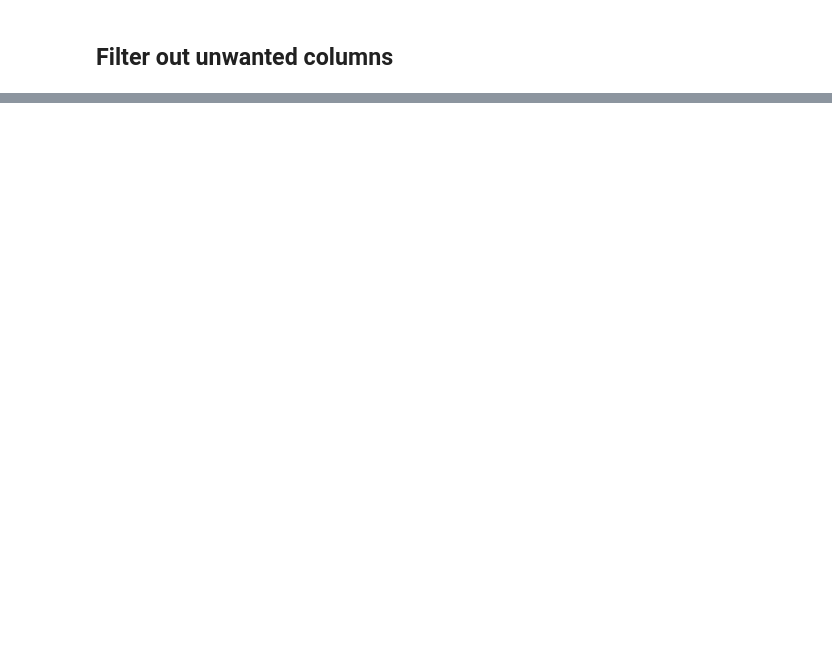
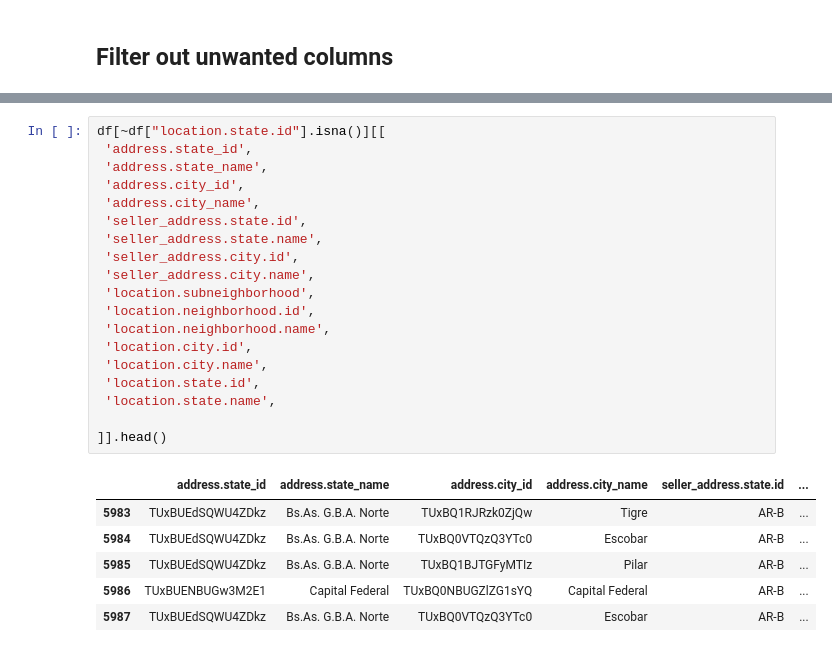
Before and after one commit to onofricamila/DSChallengeMELI, a Jupyter notebook: (1) Exploracion y analisis/EDA Publicaciones con descuento.ipynb, the cells around one changed output, grey strips where cells are left out. Saved outputs shown, nothing was run; the diff lists cells and outputs as text; blank space fills up the shorter version.

```diff
--- a/(1) Exploracion y analisis/EDA Publicaciones con descuento.ipynb
+++ b/(1) Exploracion y analisis/EDA Publicaciones con descuento.ipynb
@@ -287,0 +423,26 @@ columns = [
+# %%
+df[~df["location.state.id"].isna()][[
+ 'address.state_id',
+ 'address.state_name',
+ 'address.city_id',
+ 'address.city_name',
+ 'seller_address.state.id',
+ 'seller_address.state.name',
+ 'seller_address.city.id',
+ 'seller_address.city.name',
+ 'location.subneighborhood',
+ 'location.neighborhood.id',
+ 'location.neighborhood.name',
+ 'location.city.id',
+ 'location.city.name',
+ 'location.state.id',
+ 'location.state.name',
+
+]].head()
+# %% [output]
+|  | address.state_id | address.state_name | address.city_id | address.city_name | seller_address.state.id | ... |
+| 5983 | TUxBUEdSQWU4ZDkz | Bs.As. G.B.A. Norte | TUxBQ1RJRzk0ZjQw | Tigre | AR-B | ... |
+| 5984 | TUxBUEdSQWU4ZDkz | Bs.As. G.B.A. Norte | TUxBQ0VTQzQ3YTc0 | Escobar | AR-B | ... |
+| 5985 | TUxBUEdSQWU4ZDkz | Bs.As. G.B.A. Norte | TUxBQ1BJTGFyMTIz | Pilar | AR-B | ... |
+| 5986 | TUxBUENBUGw3M2E1 | Capital Federal | TUxBQ0NBUGZlZG1sYQ | Capital Federal | AR-B | ... |
+| 5987 | TUxBUEdSQWU4ZDkz | Bs.As. G.B.A. Norte | TUxBQ0VTQzQ3YTc0 | Escobar | AR-B | ... |
```
Also changed, not shown: parts of 30 cells of this notebook, 1 other file.
